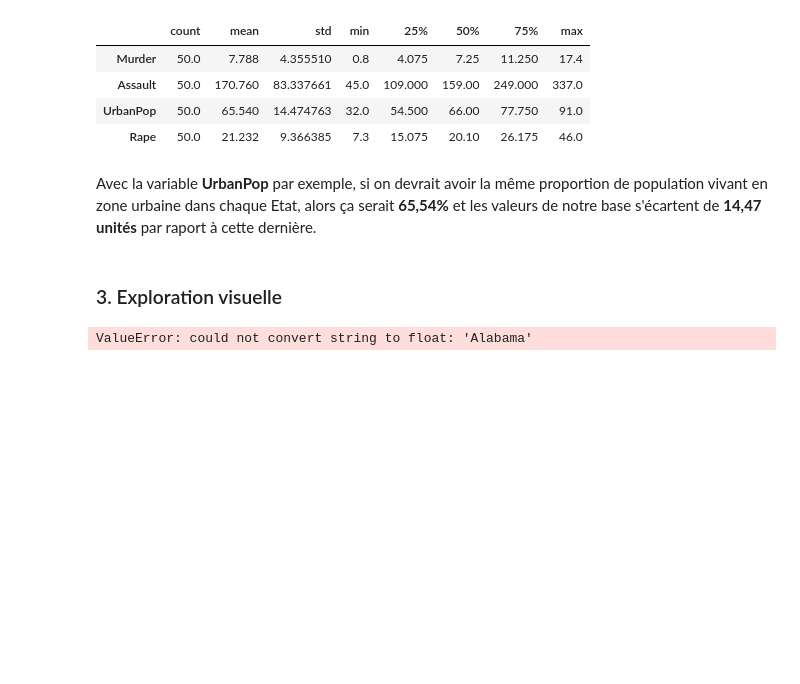
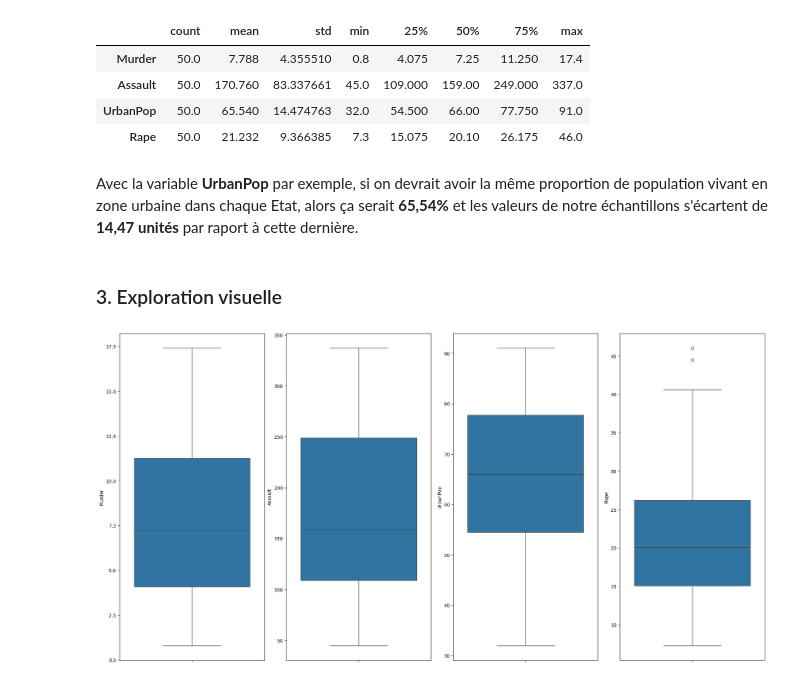
Before and after one commit to touss643/60-Jours-de-RL, a Jupyter notebook: src/Jour_44.ipynb, the cells around one changed output. Drawn from its saved outputs; the diff is of its cells as text; code cells hidden in the pictures; blank space fills up the shorter version.

```diff
--- a/src/Jour_44.ipynb
+++ b/src/Jour_44.ipynb
@@ -62,13 +65,20 @@ data.describe().transpose()
 | UrbanPop | 50.0 | 65.540 | 14.474763 | 32.0 | 54.500 | 66.00 | 77.750 | 91.0 |
 | Rape | 50.0 | 21.232 | 9.366385 | 7.3 | 15.075 | 20.10 | 26.175 | 46.0 |
 # %% [markdown]
-Avec la variable **UrbanPop** par exemple, si on devrait avoir la même proportion de population vivant en zone urbaine dans chaque Etat, alors ça serait **65,54%** et les valeurs de notre base s'écartent de **14,47 unités** par raport à cette dernière.
+Avec la variable **UrbanPop** par exemple, si on devrait avoir la même proportion de population vivant en zone urbaine dans chaque Etat, alors ça serait **65,54%** et les valeurs de notre échantillons s'écartent de **14,47 unités** par raport à cette dernière.
 # %% [markdown]
 ### 3. Exploration visuelle
 # %%
-# Matrice de corrélation (Plotly)
+# Nous allons exclure la colonne des noms des Etats pour les analyses
+df = data.select_dtypes(include=[np.number])
+# Création de boxplots
+fig, ax = plt.subplots(ncols=4, nrows=1, figsize=(20, 10))
+index = 0
+ax = ax.flatten()
 
-fig = px.imshow(data.corr(), color_continuous_scale='RdBu', title="Corrélation entre les variables")
-fig.show()
+for col, value in df.items():
+    sns.boxplot(y=col, data=df, ax=ax[index])
+    index += 1
+plt.tight_layout(pad=0.5, w_pad=0.7, h_pad=5.0)
 # %% [output]
-ValueError: could not convert string to float: 'Alabama'
+[figure, added]
```
Also changed, not shown: parts of 15 cells of this notebook.
